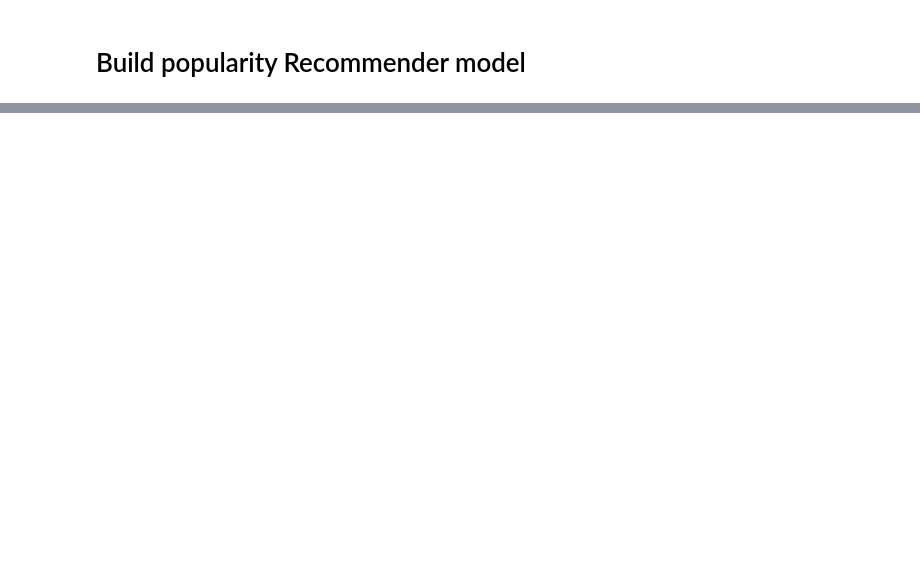
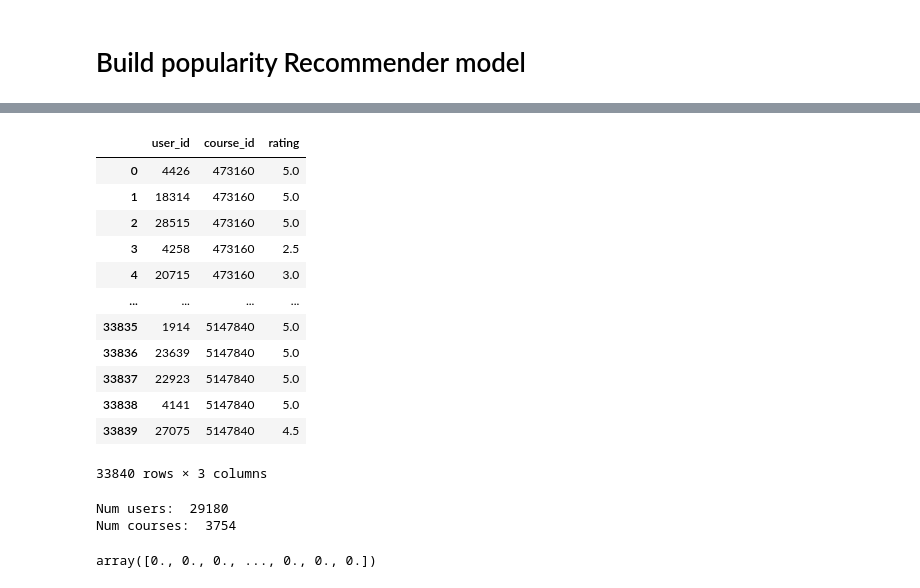
Before and after one commit to phuctv302/udemy-recommendation, a Jupyter notebook: process/collab.filter.model.ipynb, the cells around one changed output, grey strips where cells are left out. Saved outputs shown, nothing was run; the diff lists cells and outputs as text; code cells hidden in the pictures; blank space fills up the shorter version.

```diff
--- a/process/collab.filter.model.ipynb
+++ b/process/collab.filter.model.ipynb
@@ -435,0 +167,32 @@ Recommended Items
+# %%
+Y_data = user_reviews[['user_id', 'course_id', 'rating']]
+Y_data = Y_data.astype({'user_id': int, 'course_id': int, 'rating': float})
+Y_data
+# %% [output]
+|  | user_id | course_id | rating |
+| 0 | 4426 | 473160 | 5.0 |
+| 1 | 18314 | 473160 | 5.0 |
+| 2 | 28515 | 473160 | 5.0 |
+| 3 | 4258 | 473160 | 2.5 |
+| 4 | 20715 | 473160 | 3.0 |
+| ... | ... | ... | ... |
+| 33835 | 1914 | 5147840 | 5.0 |
+| 33836 | 23639 | 5147840 | 5.0 |
+| 33837 | 22923 | 5147840 | 5.0 |
+| 33838 | 4141 | 5147840 | 5.0 |
+| 33839 | 27075 | 5147840 | 4.5 |
+33840 rows × 3 columns
+# %%
+num_users = len(Y_data['user_id'].unique())
+num_courses = len(Y_data['course_id'].unique())
+print('Num users: ', num_users)
+print('Num courses: ', num_courses)
+# %% [output]
+Num users:  29180
+Num courses:  3754
+# %%
+# Matrix utility
+matrix_utility = np.zeros((Y_data['user_id'].max(), ))
+matrix_utility
+# %% [output]
+array([0., 0., 0., ..., 0., 0., 0.])
```
Also changed, not shown: parts of 35 cells of this notebook, 1 other file.
